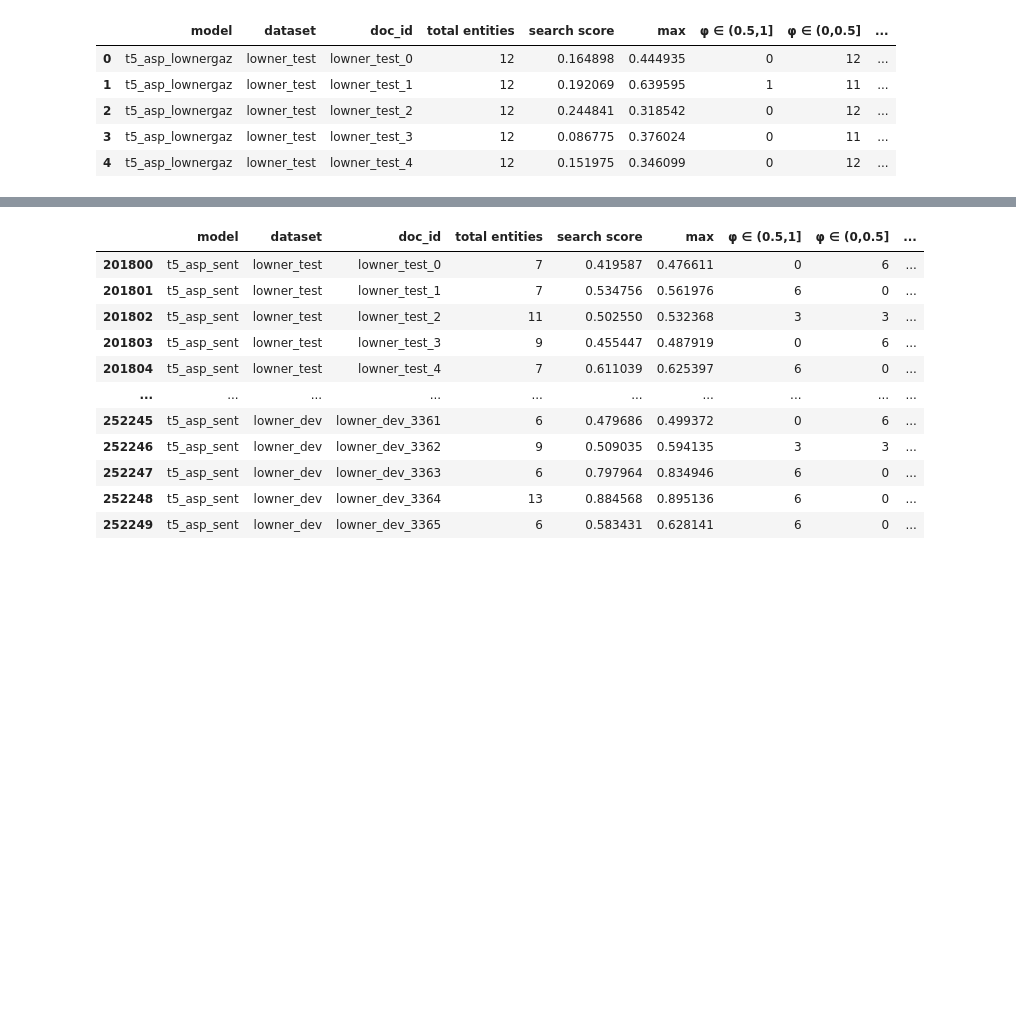
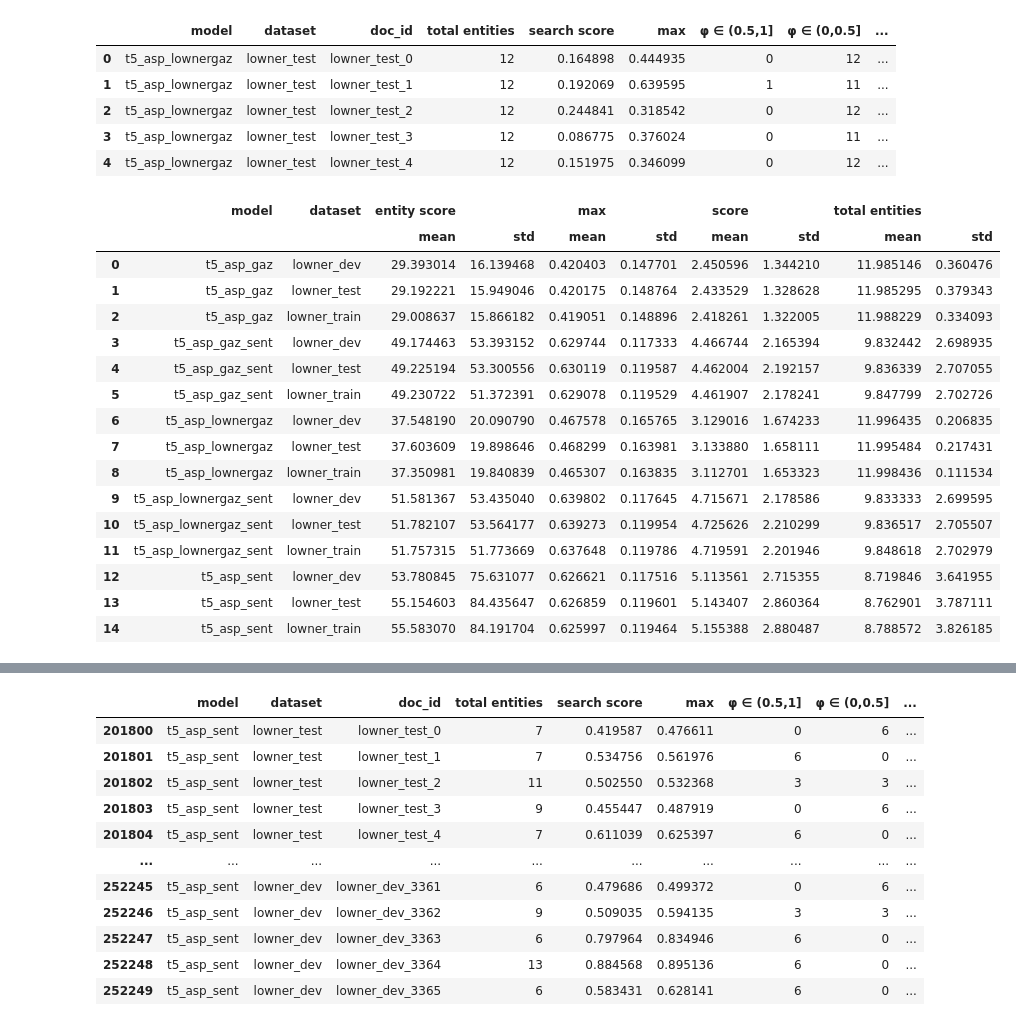
Before and after one commit to roebbert92/thesis, a Jupyter notebook: evaluations/01_performance.ipynb, the cells around one changed output, grey strips where cells are left out. Saved outputs shown, nothing was run; the diff lists cells and outputs as text; code cells hidden in the pictures; blank space fills up the shorter version.

```diff
--- a/evaluations/01_performance.ipynb
+++ b/evaluations/01_performance.ipynb
@@ -440,6 +433,7 @@ from evaluations.performance_01 import get_search_results_data_ccr_metrics
 
 df = get_search_results_data_ccr_metrics()
 df["score"] = df["total entities"] * df["search score"]
+df["entity score"] = df["total entities"] * df["score"]
 df.head()
 # %% [output]
 |  | model | dataset | doc_id | total entities | search score | max | φ ∈ (0.5,1] | φ ∈ (0,0.5] | ... |
@@ -448,3 +442,26 @@ df.head()
 | 2 | t5_asp_lownergaz | lowner_test | lowner_test_2 | 12 | 0.244841 | 0.318542 | 0 | 12 | ... |
 | 3 | t5_asp_lownergaz | lowner_test | lowner_test_3 | 12 | 0.086775 | 0.376024 | 0 | 11 | ... |
 | 4 | t5_asp_lownergaz | lowner_test | lowner_test_4 | 12 | 0.151975 | 0.346099 | 0 | 12 | ... |
+# %%
+agg_df = df.pivot_table(values=["total entities", "score", "max", "entity score"], index=["model", "dataset"], aggfunc=["mean", "std"])
+# %%
+agg_df = agg_df.sort_index(axis=1, level=1).swaplevel(0, 1, axis=1).reset_index()
+agg_df
+# %% [output]
+|  | model | dataset | entity score |  | max |  | score |  | total entities |  |
+|  |  |  | mean | std | mean | std | mean | std | mean | std |
+| 0 | t5_asp_gaz | lowner_dev | 29.393014 | 16.139468 | 0.420403 | 0.147701 | 2.450596 | 1.344210 | 11.985146 | 0.360476 |
+| 1 | t5_asp_gaz | lowner_test | 29.192221 | 15.949046 | 0.420175 | 0.148764 | 2.433529 | 1.328628 | 11.985295 | 0.379343 |
+| 2 | t5_asp_gaz | lowner_train | 29.008637 | 15.866182 | 0.419051 | 0.148896 | 2.418261 | 1.322005 | 11.988229 | 0.334093 |
+| 3 | t5_asp_gaz_sent | lowner_dev | 49.174463 | 53.393152 | 0.629744 | 0.117333 | 4.466744 | 2.165394 | 9.832442 | 2.698935 |
+| 4 | t5_asp_gaz_sent | lowner_test | 49.225194 | 53.300556 | 0.630119 | 0.119587 | 4.462004 | 2.192157 | 9.836339 | 2.707055 |
+| 5 | t5_asp_gaz_sent | lowner_train | 49.230722 | 51.372391 | 0.629078 | 0.119529 | 4.461907 | 2.178241 | 9.847799 | 2.702726 |
+| 6 | t5_asp_lownergaz | lowner_dev | 37.548190 | 20.090790 | 0.467578 | 0.165765 | 3.129016 | 1.674233 | 11.996435 | 0.206835 |
+| 7 | t5_asp_lownergaz | lowner_test | 37.603609 | 19.898646 | 0.468299 | 0.163981 | 3.133880 | 1.658111 | 11.995484 | 0.217431 |
+| 8 | t5_asp_lownergaz | lowner_train | 37.350981 | 19.840839 | 0.465307 | 0.163835 | 3.112701 | 1.653323 | 11.998436 | 0.111534 |
+| 9 | t5_asp_lownergaz_sent | lowner_dev | 51.581367 | 53.435040 | 0.639802 | 0.117645 | 4.715671 | 2.178586 | 9.833333 | 2.699595 |
+| 10 | t5_asp_lownergaz_sent | lowner_test | 51.782107 | 53.564177 | 0.639273 | 0.119954 | 4.725626 | 2.210299 | 9.836517 | 2.705507 |
+| 11 | t5_asp_lownergaz_sent | lowner_train | 51.757315 | 51.773669 | 0.637648 | 0.119786 | 4.719591 | 2.201946 | 9.848618 | 2.702979 |
+| 12 | t5_asp_sent | lowner_dev | 53.780845 | 75.631077 | 0.626621 | 0.117516 | 5.113561 | 2.715355 | 8.719846 | 3.641955 |
+| 13 | t5_asp_sent | lowner_test | 55.154603 | 84.435647 | 0.626859 | 0.119601 | 5.143407 | 2.860364 | 8.762901 | 3.787111 |
+| 14 | t5_asp_sent | lowner_train | 55.583070 | 84.191704 | 0.625997 | 0.119464 | 5.155388 | 2.880487 | 8.788572 | 3.826185 |
```
Also changed, not shown: parts of 22 cells of this notebook, 5 other files.
